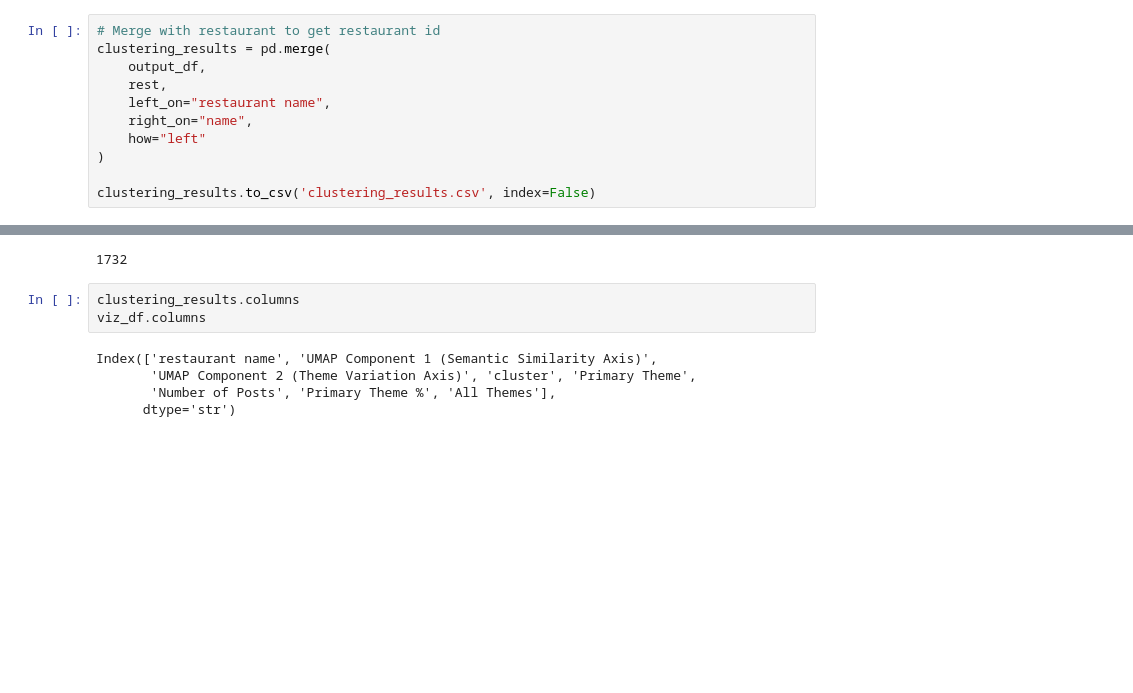
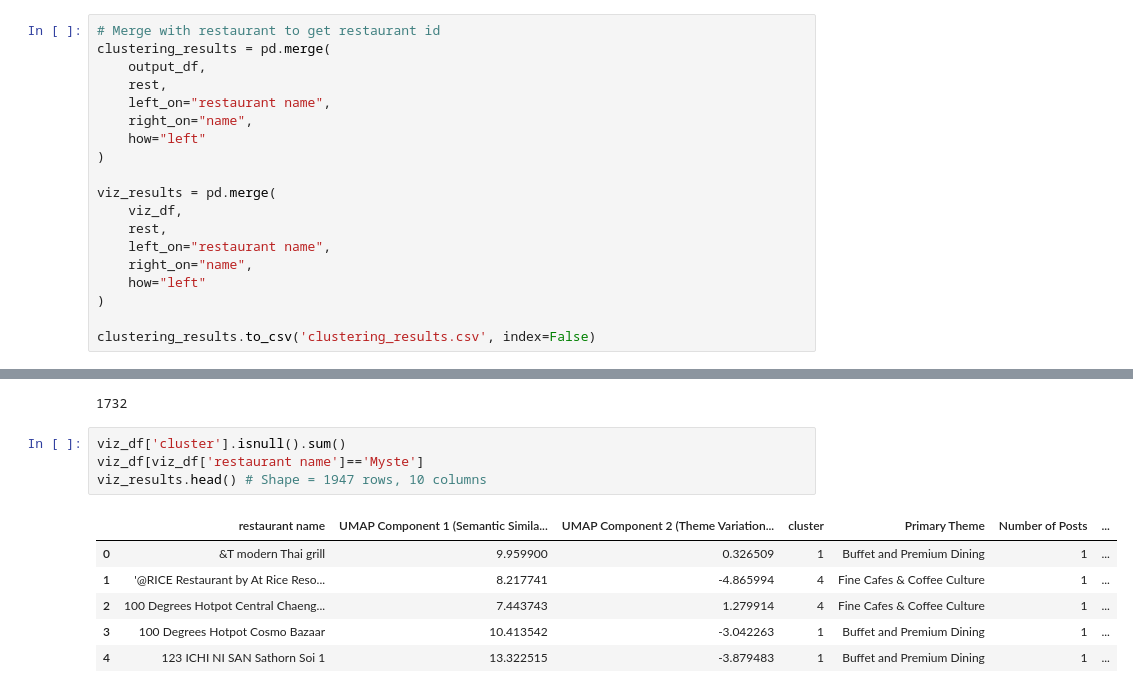
Before and after one commit to liyunling2/OPE, a Jupyter notebook: clustering/clustering.ipynb, the cells around one changed output, grey strips where cells are left out. Saved outputs shown, nothing was run; the diff lists cells and outputs as text; blank space fills up the shorter version.

```diff
--- a/clustering/clustering.ipynb
+++ b/clustering/clustering.ipynb
@@ -657,6 +648,14 @@ clustering_results = pd.merge(
     how="left"
 )
 
+viz_results = pd.merge(
+    viz_df,
+    rest,
+    left_on="restaurant name",
+    right_on="name",
+    how="left"
+)
+
 clustering_results.to_csv('clustering_results.csv', index=False)
 # %%
 clustering_results.shape
@@ -667,14 +666,17 @@ clustering_results['restaurant_id'].nunique()
 # clustering_results['restaurant name'].nunique() 1947
 # %% [output]
 1732
-# %%
-clustering_results.columns
-viz_df.columns
-# %% [output]
-Index(['restaurant name', 'UMAP Component 1 (Semantic Similarity Axis)',
-       'UMAP Component 2 (Theme Variation Axis)', 'cluster', 'Primary Theme',
-       'Number of Posts', 'Primary Theme %', 'All Themes'],
-      dtype='str')
+# %%
+viz_df['cluster'].isnull().sum()
+viz_df[viz_df['restaurant name']=='Myste']
+viz_results.head() # Shape = 1947 rows, 10 columns
+# %% [output]
+|  | restaurant name | UMAP Component 1 (Semantic Simila... | UMAP Component 2 (Theme Variation... | cluster | Primary Theme | Number of Posts | ... |
+| 0 | &T modern Thai grill | 9.959900 | 0.326509 | 1 | Buffet and Premium Dining | 1 | ... |
+| 1 | '@RICE Restaurant by At Rice Reso... | 8.217741 | -4.865994 | 4 | Fine Cafes & Coffee Culture | 1 | ... |
+| 2 | 100 Degrees Hotpot Central Chaeng... | 7.443743 | 1.279914 | 4 | Fine Cafes & Coffee Culture | 1 | ... |
+| 3 | 100 Degrees Hotpot Cosmo Bazaar | 10.413542 | -3.042263 | 1 | Buffet and Premium Dining | 1 | ... |
+| 4 | 123 ICHI NI SAN Sathorn Soi 1 | 13.322515 | -3.879483 | 1 | Buffet and Premium Dining | 1 | ... |
 # %%
 # STEP 10: Export dashboard artifacts for Streamlit (UPDATED)
 # - Ensures a cluster map is available on the frontend by exporting x/y coordinates.
```
Also changed, not shown: parts of 5 cells of this notebook, 1 other file.
